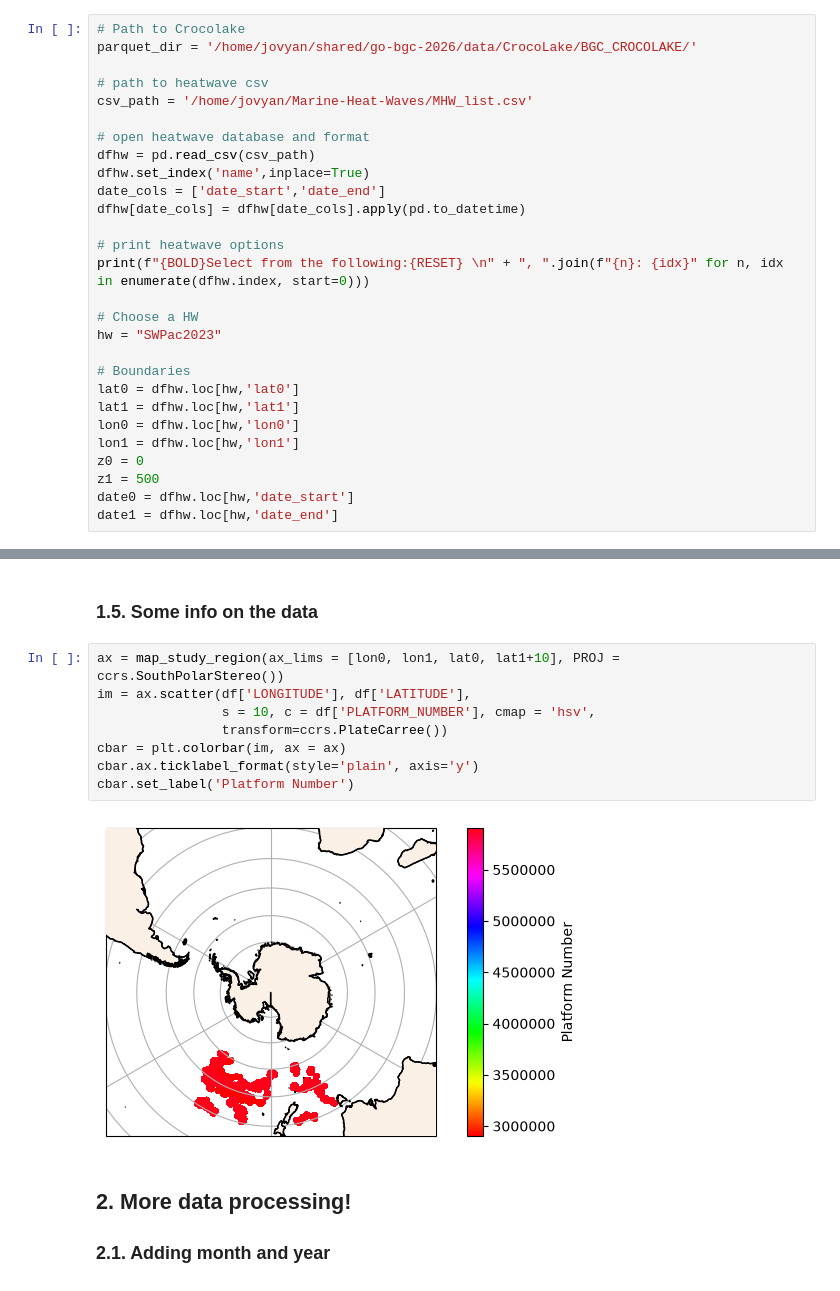
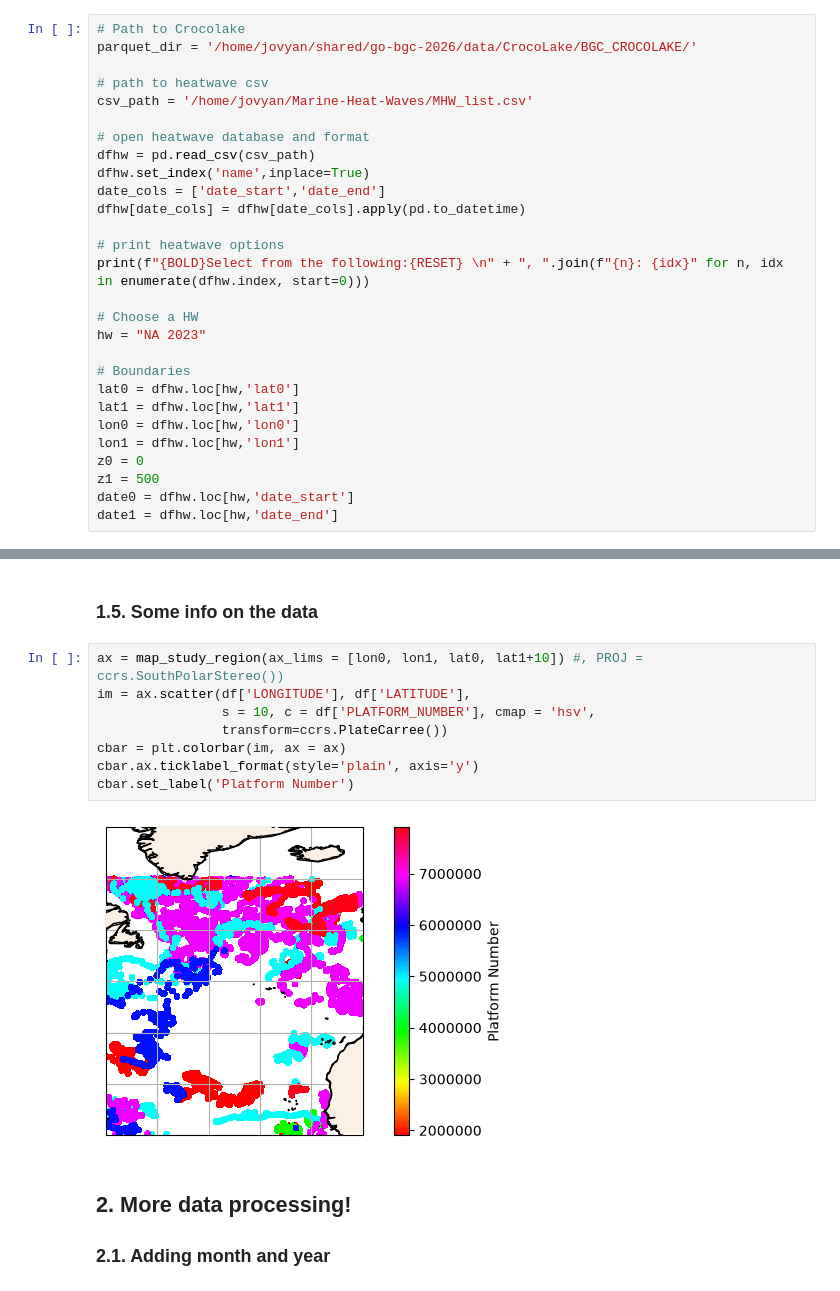
Before and after one commit to go-bgc/Marine-Heat-Waves, a Jupyter notebook: contributors/abby/LoadData_AB.ipynb, the cells around one changed output, grey strips where cells are left out. Drawn from its saved outputs; the diff is of its cells as text.

```diff
--- a/contributors/abby/LoadData_AB.ipynb
+++ b/contributors/abby/LoadData_AB.ipynb
@@ -47,7 +49,7 @@ dfhw[date_cols] = dfhw[date_cols].apply(pd.to_datetime)
 print(f"{BOLD}Select from the following:{RESET} \n" + ", ".join(f"{n}: {idx}" for n, idx in enumerate(dfhw.index, start=0)))
 
 # Choose a HW
-hw = "SWPac2023"
+hw = "NA 2023"
 
 # Boundaries
 lat0 = dfhw.loc[hw,'lat0']
@@ -229,15 +231,15 @@ for s in qc_strings:
 # %% [markdown]
 ### 1.5. Some info on the data
 # %%
-ax = map_study_region(ax_lims = [lon0, lon1, lat0, lat1+10], PROJ = ccrs.SouthPolarStereo())
+ax = map_study_region(ax_lims = [lon0, lon1, lat0, lat1+10]) #, PROJ = ccrs.SouthPolarStereo())
 im = ax.scatter(df['LONGITUDE'], df['LATITUDE'],
                 s = 10, c = df['PLATFORM_NUMBER'], cmap = 'hsv',
                 transform=ccrs.PlateCarree())
 cbar = plt.colorbar(im, ax = ax)
 cbar.ax.ticklabel_format(style='plain', axis='y')
 cbar.set_label('Platform Number')
 # %% [output]
-[figure, old version]
+[figure, new version]
 # %% [markdown]
 ## 2. More data processing!
 ### 2.1. Adding month and year
```
Also changed, not shown: parts of 33 cells of this notebook, 1 other file.
